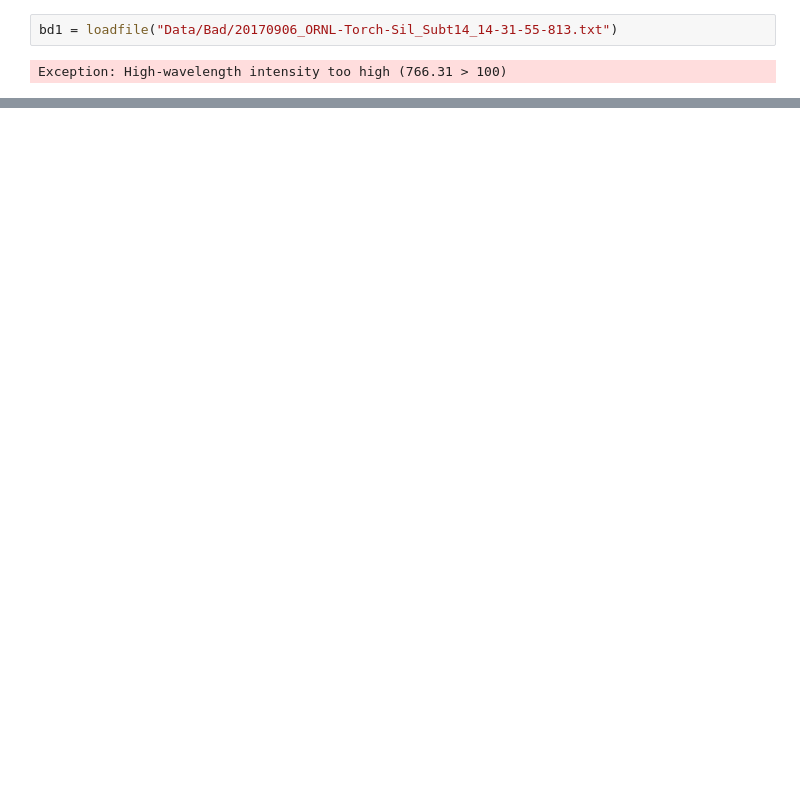
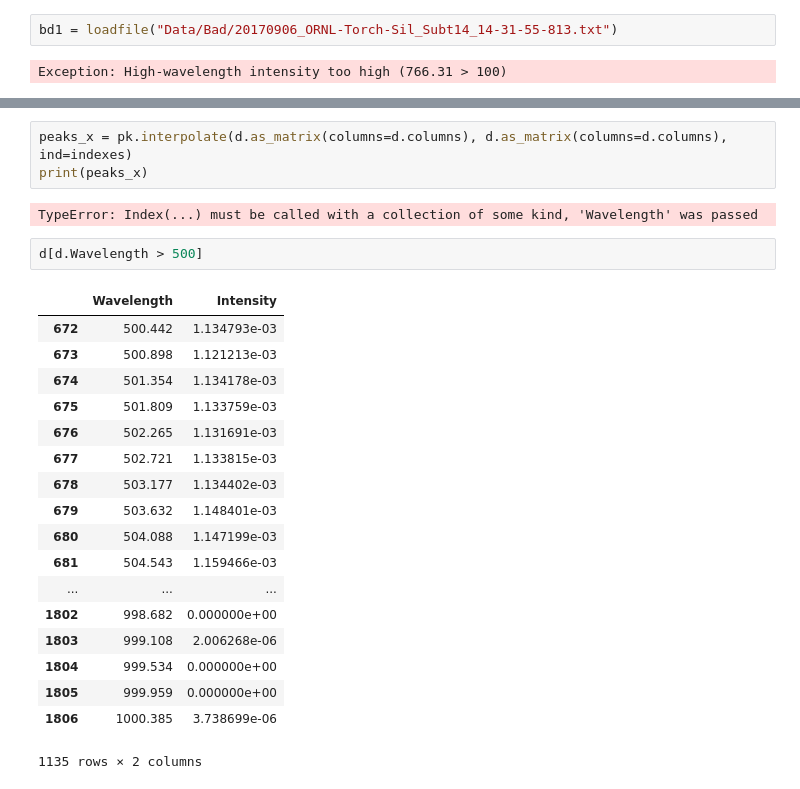
Before and after one commit to piovere/zeTorch, a Jupyter notebook: sketchbook.ipynb, the cells around one changed output, grey strips where cells are left out. Cells and saved outputs as stored; diff of their text form; blank space fills up the shorter version.

```diff
--- a/sketchbook.ipynb
+++ b/sketchbook.ipynb
@@ -63,0 +111,26 @@ Exception: Average intensity is too low (6.387202906071586 < 100)
+# %%
+peaks_x = pk.interpolate(d.as_matrix(columns=d.columns), d.as_matrix(columns=d.columns), ind=indexes)
+print(peaks_x)
+# %% [output]
+TypeError: Index(...) must be called with a collection of some kind, 'Wavelength' was passed
+# %%
+d[d.Wavelength > 500]
+# %% [output]
+|  | Wavelength | Intensity |
+| 672 | 500.442 | 1.134793e-03 |
+| 673 | 500.898 | 1.121213e-03 |
+| 674 | 501.354 | 1.134178e-03 |
+| 675 | 501.809 | 1.133759e-03 |
+| 676 | 502.265 | 1.131691e-03 |
+| 677 | 502.721 | 1.133815e-03 |
+| 678 | 503.177 | 1.134402e-03 |
+| 679 | 503.632 | 1.148401e-03 |
+| 680 | 504.088 | 1.147199e-03 |
+| 681 | 504.543 | 1.159466e-03 |
+| ... | ... | ... |
+| 1802 | 998.682 | 0.000000e+00 |
+| 1803 | 999.108 | 2.006268e-06 |
+| 1804 | 999.534 | 0.000000e+00 |
+| 1805 | 999.959 | 0.000000e+00 |
+| 1806 | 1000.385 | 3.738699e-06 |
+1135 rows × 2 columns
```
Also changed, not shown: parts of 5 cells of this notebook, 1 other file.
